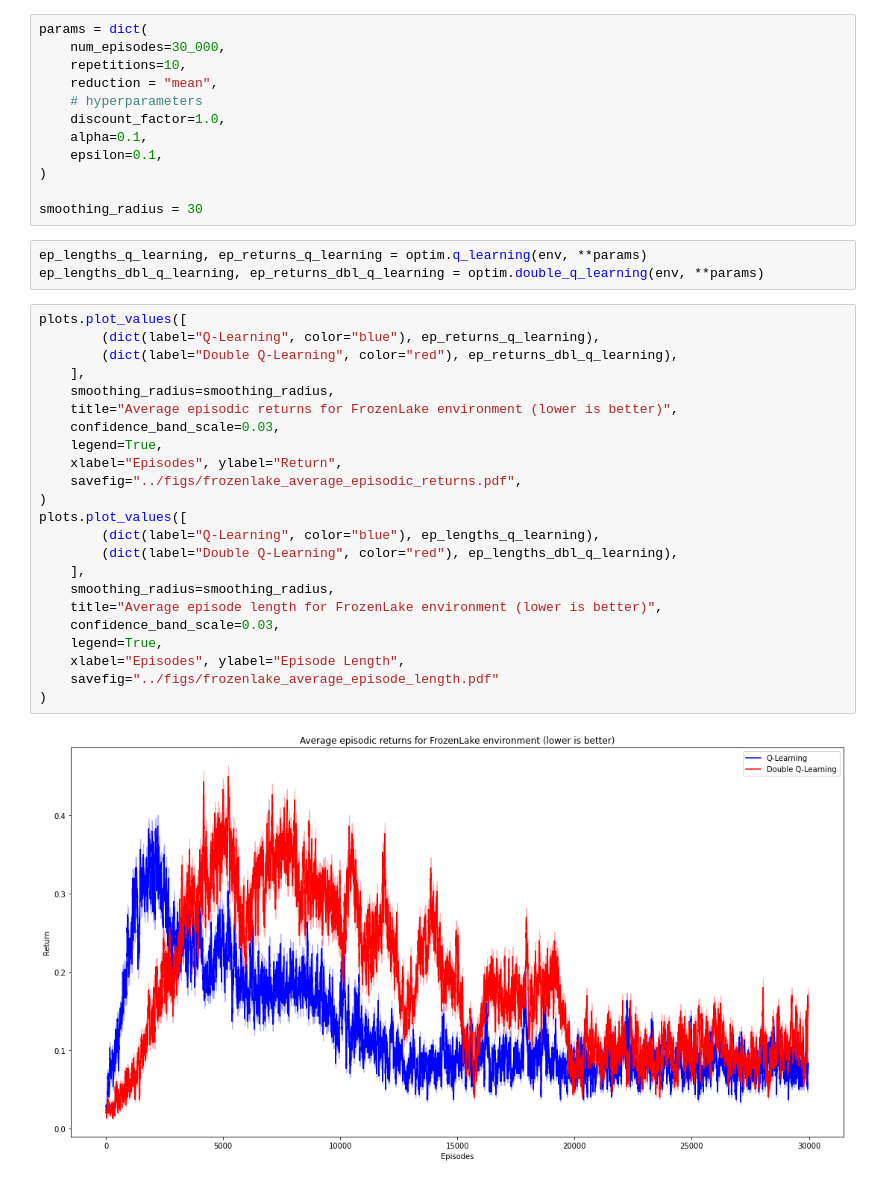
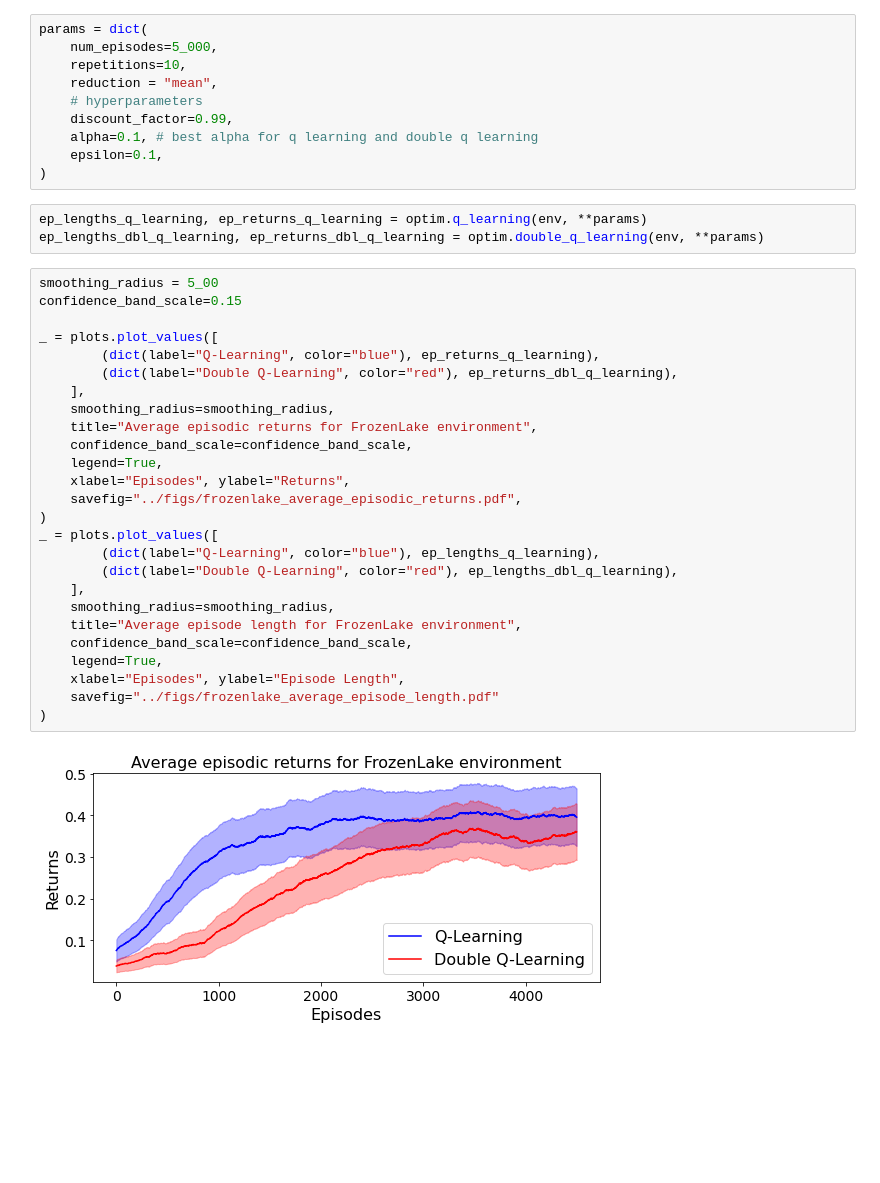
Before and after one commit to romnn/double-Q-learning, a Jupyter notebook: notebooks/frozenlake.ipynb, the cells around one changed output. Cells and saved outputs as stored; diff of their text form; blank space fills up the shorter version.

```diff
--- a/notebooks/frozenlake.ipynb
+++ b/notebooks/frozenlake.ipynb
@@ -14,41 +17,42 @@ import gym
 env = envs.frozenlake
 # %%
 params = dict(
-    num_episodes=30_000,
+    num_episodes=5_000,
     repetitions=10,
     reduction = "mean",
     # hyperparameters
-    discount_factor=1.0,
-    alpha=0.1,
+    discount_factor=0.99,
+    alpha=0.1, # best alpha for q learning and double q learning
     epsilon=0.1,
 )
-
-smoothing_radius = 30
 # %%
 ep_lengths_q_learning, ep_returns_q_learning = optim.q_learning(env, **params)
 ep_lengths_dbl_q_learning, ep_returns_dbl_q_learning = optim.double_q_learning(env, **params)
 # %%
-plots.plot_values([
+smoothing_radius = 5_00
+confidence_band_scale=0.15
+
+_ = plots.plot_values([
         (dict(label="Q-Learning", color="blue"), ep_returns_q_learning),
         (dict(label="Double Q-Learning", color="red"), ep_returns_dbl_q_learning),
     ],
     smoothing_radius=smoothing_radius,
-    title="Average episodic returns for FrozenLake environment (lower is better)",
-    confidence_band_scale=0.03,
+    title="Average episodic returns for FrozenLake environment",
+    confidence_band_scale=confidence_band_scale,
     legend=True,
-    xlabel="Episodes", ylabel="Return",
+    xlabel="Episodes", ylabel="Returns",
     savefig="../figs/frozenlake_average_episodic_returns.pdf",
 )
-plots.plot_values([
+_ = plots.plot_values([
         (dict(label="Q-Learning", color="blue"), ep_lengths_q_learning),
         (dict(label="Double Q-Learning", color="red"), ep_lengths_dbl_q_learning),
     ],
     smoothing_radius=smoothing_radius,
-    title="Average episode length for FrozenLake environment (lower is better)",
-    confidence_band_scale=0.03,
+    title="Average episode length for FrozenLake environment",
+    confidence_band_scale=confidence_band_scale,
     legend=True,
     xlabel="Episodes", ylabel="Episode Length",
     savefig="../figs/frozenlake_average_episode_length.pdf"
 )
 # %% [output]
-[figure, old version]
+[figure, new version]
```
Also changed, not shown: parts of 2 cells of this notebook, 27 other files.
